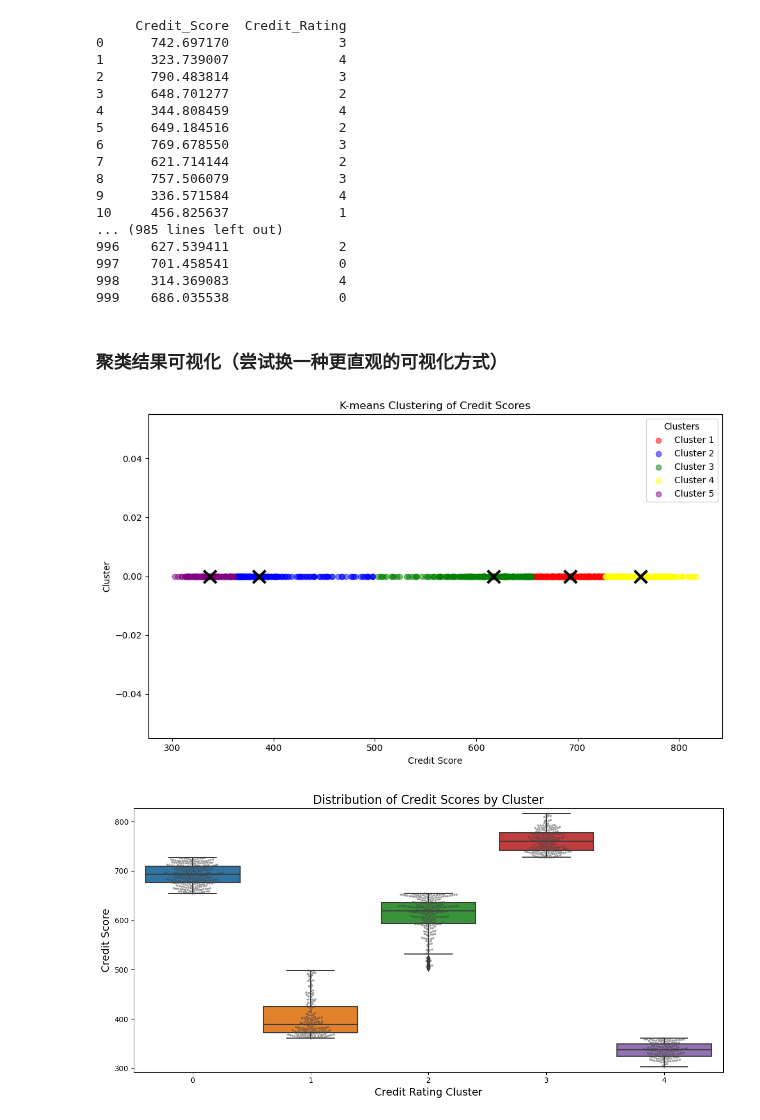
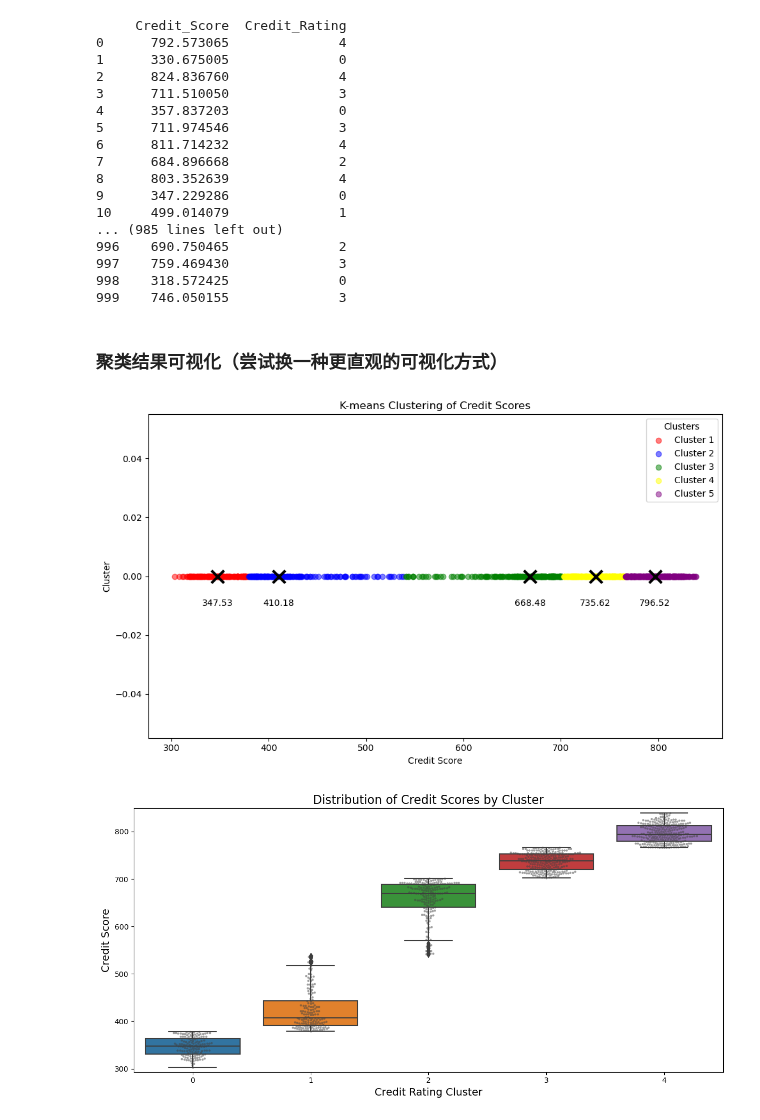
Before and after one commit to Binwen6/CCC, a Jupyter notebook: Code/Q4_K_Means(auxiliary).ipynb, the cells around one changed output. Cells and saved outputs as stored; diff of their text form; code cells hidden in the pictures.

```diff
--- a/Code/Q4_K_Means(auxiliary).ipynb
+++ b/Code/Q4_K_Means(auxiliary).ipynb
@@ -25,9 +25,17 @@ kmeans.fit(X_train)
 
 # 预测所有数据的信用等级
 labels = kmeans.predict(X)
-
 # 将信用等级添加回DataFrame
 df['Credit_Rating'] = labels
+
+# 计算每个聚类的平均违约率
+cluster_default_rates = df.groupby('Credit_Rating')['Y(1=default, 0=non-default)'].mean().sort_values(ascending=False)
+
+# 根据违约率重新分配信用等级（5最高，1最低）
+credit_score_mapping = {old_score: new_score for new_score, old_score in enumerate(cluster_default_rates.index, 0)}
+df['Credit_Rating'] = df['Credit_Rating'].map(credit_score_mapping)
+
+
 
 df.to_csv('../Data/Q4_german_credit_data_with_ratings.csv', index=False)
 # 打印结果
@@ -38,57 +46,60 @@ print(df[['Credit_Score', 'Credit_Rating']])
 # 但你可以根据聚类结果（即'credit_rating'）手动调整或进一步分析。
 # %% [output]
      Credit_Score  Credit_Rating
-0      742.697170              3
-1      323.739007              4
-2      790.483814              3
-3      648.701277              2
-4      344.808459              4
-5      649.184516              2
-6      769.678550              3
-7      621.714144              2
-8      757.506079              3
-9      336.571584              4
-10     456.825637              1
+0      792.573065              4
+1      330.675005              0
+2      824.836760              4
+3      711.510050              3
+4      357.837203              0
+5      711.974546              3
+6      811.714232              4
+7      684.896668              2
+8      803.352639              4
+9      347.229286              0
+10     499.014079              1
 ... (985 lines left out)
-996    627.539411              2
-997    701.458541              0
-998    314.369083              4
-999    686.035538              0
+996    690.750465              2
+997    759.469430              3
+998    318.572425              0
+999    746.050155              3
 # %% [markdown]
 ### 聚类结果可视化（尝试换一种更直观的可视化方式）
 # %%
 import matplotlib.pyplot as plt
 
 
 # 绘制聚类结果
 plt.figure(figsize=(10, 6))
 
 # 计算聚类中心
 centers = kmeans.cluster_centers_.flatten()
 
 # 绘制每个数据点的散点图，并根据其聚类标签进行着色
 colors = ['red', 'blue', 'green', 'yellow', 'purple']  # 假设有5个聚类
 for i, color in enumerate(colors):
     plt.scatter(X[df['Credit_Rating'] == i]['Credit_Score'], [0] * len(X[df['Credit_Rating'] == i]['Credit_Score']),
                 label=f'Cluster {i+1}', color=color, alpha=0.5)
 
-# 绘制聚类中心
+# 绘制聚类中心并标明横坐标
 plt.scatter(centers, [0] * len(centers), c='black', marker='x', s=200, linewidths=3, zorder=3)
+for i, center in enumerate(centers):
+    plt.text(center, -0.01, f'{center:.2f}', ha='center')
+
 
 # 设置图例
 plt.legend(title='Clusters')
 
 # 设置x轴标签和标题
 plt.xlabel('Credit Score')
 plt.ylabel('Cluster')
 plt.title('K-means Clustering of Credit Scores')
 
 plt.savefig('../Data/Q4_kmeans_credit_scores.png')
 # 显示图形
 plt.tight_layout()
 plt.show()
 # %% [output]
-[figure, old version]
+[figure, new version]
 # %%
 import seaborn as sns
 # 创建一个新的图形
@@ -117,4 +128,4 @@ plt.savefig('../Data/Q4_kmeans_credit_scores_boxplot.png', dpi=300, bbox_inches=
 plt.tight_layout()
 plt.show()
 # %% [output]
-[figure, old version]
+[figure, new version]
```
Also changed, not shown: parts of 1 cell of this notebook, 3 other files.
